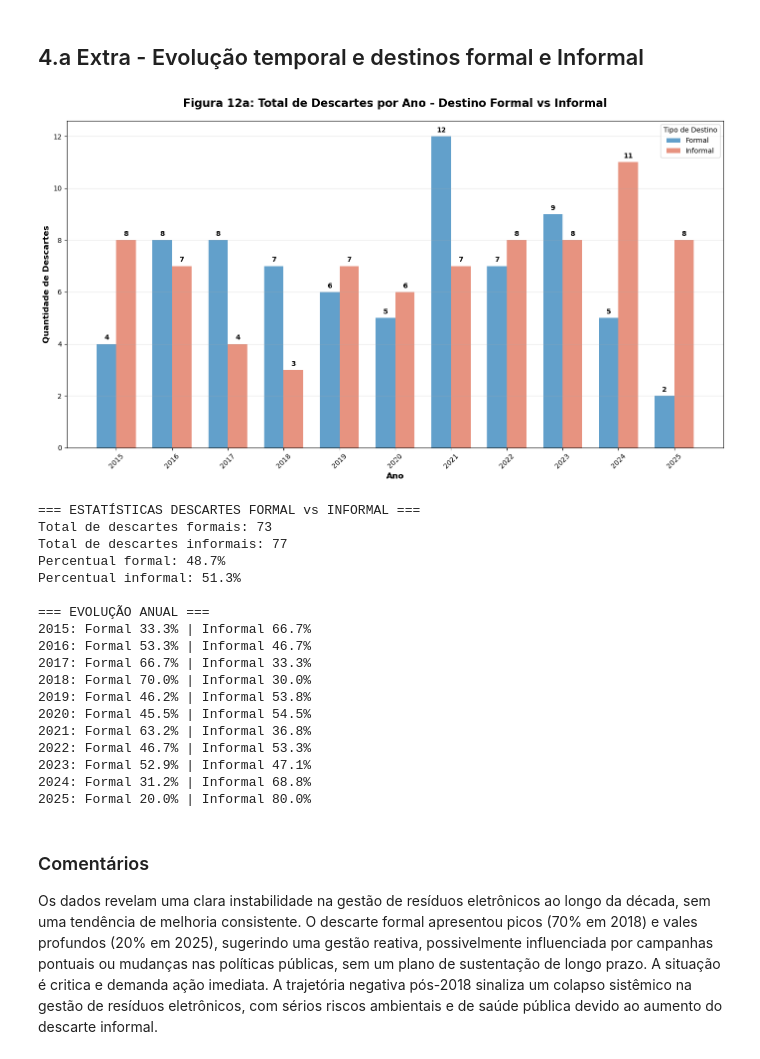
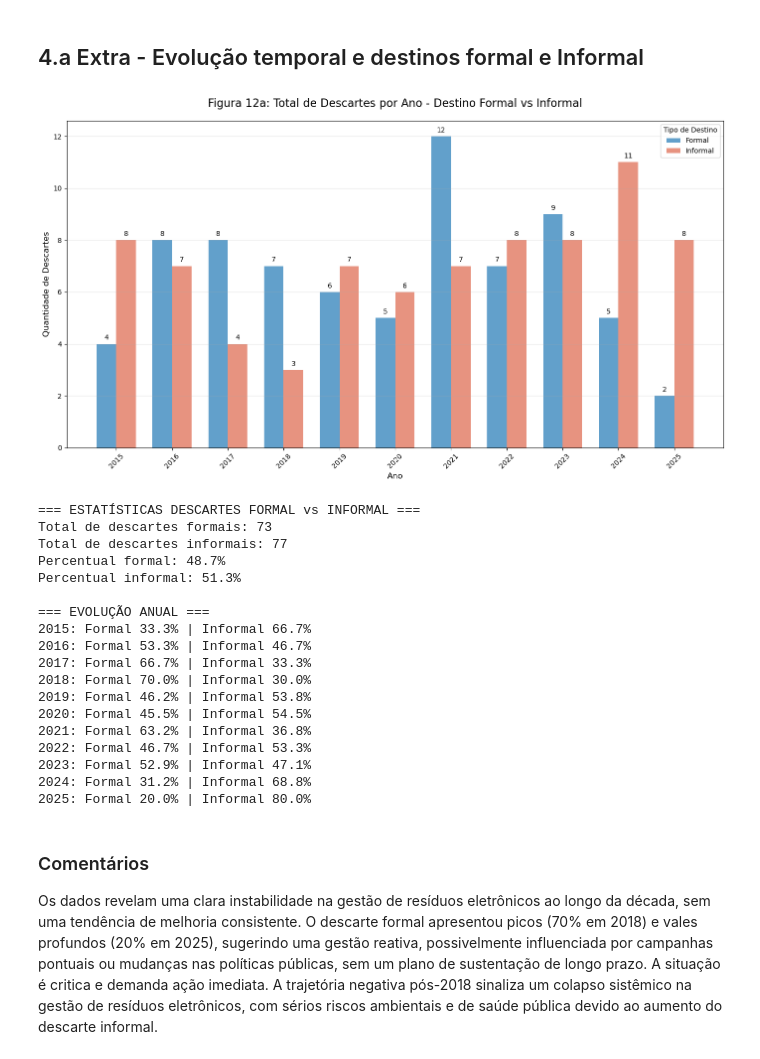
Before and after one commit to albertoakel/I2A2, a Jupyter notebook: notebook/I2A2_TAREFA6_GRUPO26.ipynb, the cells around one changed output. Drawn from its saved outputs; the diff is of its cells as text; code cells hidden in the pictures.

```diff
--- a/notebook/I2A2_TAREFA6_GRUPO26.ipynb
+++ b/notebook/I2A2_TAREFA6_GRUPO26.ipynb
@@ -839,40 +839,40 @@ bars_informal = plt.bar(x_pos + bar_width/2, informal_values,
 for i, (formal_val, informal_val) in enumerate(zip(formal_values, informal_values)):
     if formal_val > 0:
         plt.text(i - bar_width/2, formal_val + 0.1, int(formal_val),
-                ha='center', va='bottom', fontweight='bold')
+                ha='center', va='bottom')
     if informal_val > 0:
         plt.text(i + bar_width/2, informal_val + 0.1, int(informal_val),
-                ha='center', va='bottom', fontweight='bold')
+                ha='center', va='bottom')
 
 # Configurações do gráfico
 plt.title('Figura 12a: Total de Descartes por Ano - Destino Formal vs Informal',
-          fontsize=16, fontweight='bold', pad=20)
-plt.xlabel('Ano', fontsize=12, fontweight='bold')
-plt.ylabel('Quantidade de Descartes', fontsize=12, fontweight='bold')
+          fontsize=16, pad=20)
+plt.xlabel('Ano', fontsize=12)
+plt.ylabel('Quantidade de Descartes', fontsize=12)
 plt.xticks(x_pos, descartes_pivot.index, rotation=45)
 plt.legend(title='Tipo de Destino')
 plt.grid(True, alpha=0.3, axis='y')
 
 
 plt.tight_layout()
 plt.show()
 
 # Estatísticas adicionais
 print("=== ESTATÍSTICAS DESCARTES FORMAL vs INFORMAL ===")
 print(f"Total de descartes formais: {descartes_pivot['Formal'].sum()}")
 print(f"Total de descartes informais: {descartes_pivot['Informal'].sum()}")
 print(f"Percentual formal: {(descartes_pivot['Formal'].sum()/len(df))*100:.1f}%")
 print(f"Percentual informal: {(descartes_pivot['Informal'].sum()/len(df))*100:.1f}%")
 
 # Evolução anual
 print("\n=== EVOLUÇÃO ANUAL ===")
 for ano in descartes_pivot.index:
     total_ano = descartes_pivot.loc[ano].sum()
     percent_formal = (descartes_pivot.loc[ano, 'Formal'] / total_ano) * 100
     percent_informal = (descartes_pivot.loc[ano, 'Informal'] / total_ano) * 100
     print(f"{ano}: Formal {percent_formal:.1f}% | Informal {percent_informal:.1f}%")
 # %% [output]
-[figure, old version]
+[figure, new version]
 === ESTATÍSTICAS DESCARTES FORMAL vs INFORMAL ===
 Total de descartes formais: 73
 Total de descartes informais: 77
```
Also changed, not shown: parts of 7 cells of this notebook.
